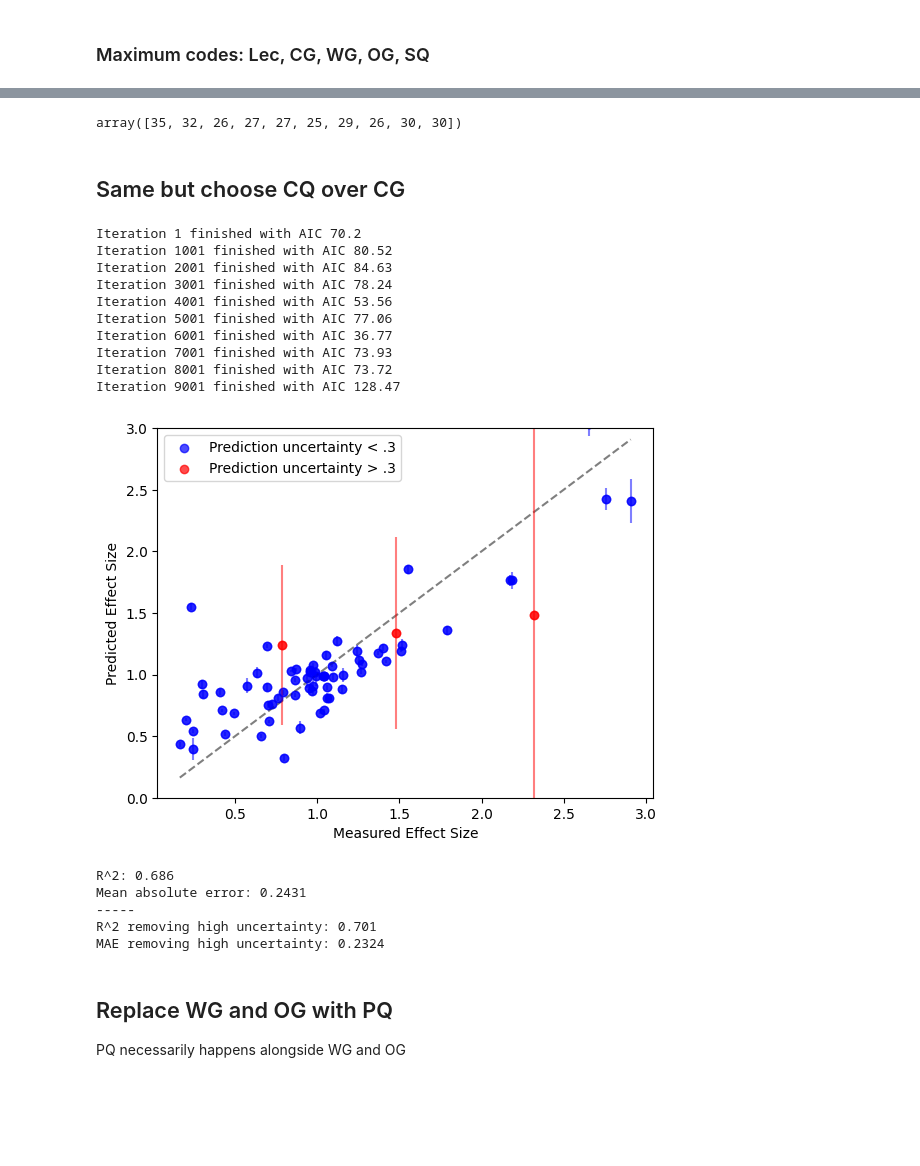
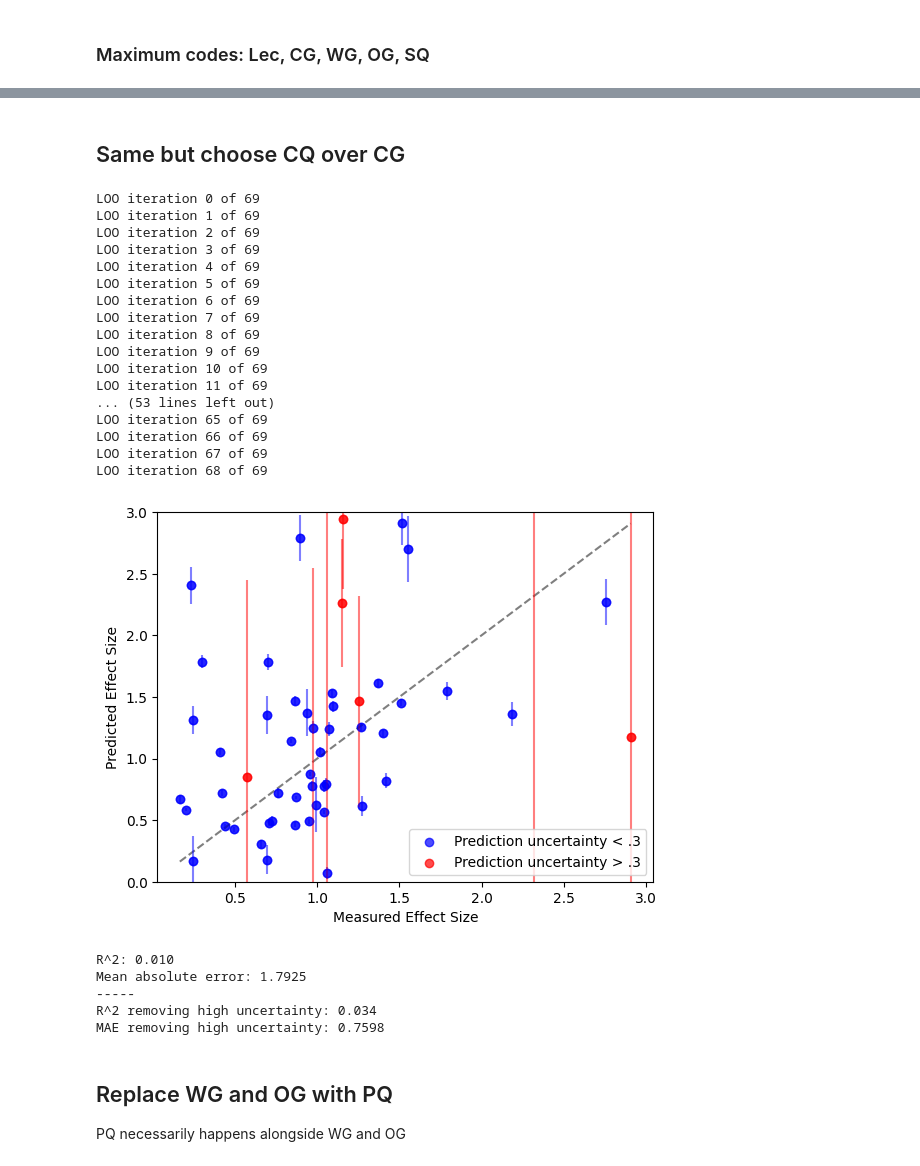
Before and after one commit to oross314/Modeling-Active-Learning-Classrooms, a Jupyter notebook: COPUS_narrowing.ipynb, the cells around one changed output, grey strips where cells are left out. Drawn from its saved outputs; the diff is of its cells as text; code cells hidden in the pictures; blank space fills up the shorter version.

```diff
--- a/COPUS_narrowing.ipynb
+++ b/COPUS_narrowing.ipynb
@@ -46,3 +162,30 @@ def LOO_plot(target, LOO_predictions_mean, LOO_predictions_std):
+# %%
+#feature selection and aic functions are called in from functions.py
+
+#pick number of bootstrap samples and number of best fits to use for LOO predictions
+bootstrap_n = 10
+n_fits = 10
+#pick number of feature selection order randomizations to use for each LOO fit
+def feature_boot_LOO(data, target, ES_variance, bootstrap_n = 10, n_fits = 10, ):
+#create empty arrays to store weights and predictions for each bootstrap sample, each best fit, and each data point
+    feature_selection_its = int(data.shape[0]*5)
+    LOO_predictions = np.zeros(( n_fits, bootstrap_n, data.shape[0]))
+    LOO_weights = np.zeros(( n_fits, bootstrap_n, data.shape[0], data.shape[1]))
+    good_fit_AICs = np.zeros(( n_fits, data.shape[0] ))
+
+    #perform leave-one-out cross-validation for each of the best fits
+    for k in range(data.shape[0]):
+        print(f'LOO iteration {k} of {data.shape[0]}')
+        cut_data = np.delete(data, k, axis=0)
+        cut_truth = np.delete(target, k, axis=0)
+        cut_weights = np.delete(1/ES_variance, k, axis=0)
+        keepers, AICs, good_fits = feature_selection(cut_data, cut_truth, its=feature_selection_its, prt = False, num_choose = n_fits, weights = cut_weights)
+        #print(AICs[good_fits])
+
+        good_fit_AICs[:, k] = AICs[good_fits]
+        LOO_predictions[:, :, k], LOO_weights[:, :, k, :] = bootstrap_LOO(data, target, keepers, good_fits,
+                                                                        bootstrap_n=bootstrap_n, leave_out = k, weights = 1/ES_variance   )
+    return LOO_predictions, LOO_weights, good_fit_AICs
 # %% [markdown]
 ### Maximum codes: Lec, CG, WG, OG, SQ
 # %%
@@ -110,45 +232,44 @@ array([22.16095552, 26.22948165, 26.29783669, 26.91166932, 27.19585166,
-# %%
-np.sum(keepers[good_fits], axis = 1)
-# %% [output]
-array([35, 32, 26, 27, 27, 25, 29, 26, 30, 30])
 # %% [markdown]
 ## Same but choose CQ over CG
 # %%
 #Maximum number of codes, choose CQ over CG
 #CG does way better
 
 
 #these will be input features for the model
 data = codes_and_CIs[[ 'Lec', 'CQ', 'WG',  'OG', 'SQ', ]].to_numpy()
 #This is a linear regression model, but we use nonlinear terms by adding polynomila features
 data = add_cross_terms(data)
-
-keepers, AICs, good_fits = feature_selection(data, target, its=10000, prt = True, num_choose = 10, weights = 1/ES_variance)
-
-LOO_predictions, LOO_weights = bootstrap_LOO(data, target, keepers, good_fits, weights = 1/ES_variance, bootstrap_n=300)
+LOO_predictions, LOO_weights, good_fit_AICs = feature_boot_LOO(data, target, ES_variance,  )
 
 LOO_feature_means = np.mean(LOO_predictions, axis=0)
+LOO_means, LOO_stds = np.mean(LOO_feature_means, axis=0), np.std(LOO_feature_means, axis=0)
 
-LOO_predictions_mean = np.mean(LOO_feature_means, axis=0)
-LOO_predictions_std = np.std(LOO_feature_means, axis=0)
-LOO_plot(target, LOO_predictions_mean, LOO_predictions_std)
+LOO_plot(target, LOO_means, LOO_stds)
 # %% [output]
-Iteration 1 finished with AIC 70.2
-Iteration 1001 finished with AIC 80.52
-Iteration 2001 finished with AIC 84.63
-Iteration 3001 finished with AIC 78.24
-Iteration 4001 finished with AIC 53.56
-Iteration 5001 finished with AIC 77.06
-Iteration 6001 finished with AIC 36.77
-Iteration 7001 finished with AIC 73.93
-Iteration 8001 finished with AIC 73.72
-Iteration 9001 finished with AIC 128.47
+LOO iteration 0 of 69
+LOO iteration 1 of 69
+LOO iteration 2 of 69
+LOO iteration 3 of 69
+LOO iteration 4 of 69
+LOO iteration 5 of 69
+LOO iteration 6 of 69
+LOO iteration 7 of 69
+LOO iteration 8 of 69
+LOO iteration 9 of 69
+LOO iteration 10 of 69
+LOO iteration 11 of 69
+... (53 lines left out)
+LOO iteration 65 of 69
+LOO iteration 66 of 69
+LOO iteration 67 of 69
+LOO iteration 68 of 69
-[figure, old version]
+[figure, new version]
-R^2: 0.686
-Mean absolute error: 0.2431
+R^2: 0.010
+Mean absolute error: 1.7925
 -----
-R^2 removing high uncertainty: 0.701
-MAE removing high uncertainty: 0.2324
+R^2 removing high uncertainty: 0.034
+MAE removing high uncertainty: 0.7598
 # %% [markdown]
 ## Replace WG and OG with PQ
 
```
Also changed, not shown: parts of 26 cells of this notebook, 4 other files.
